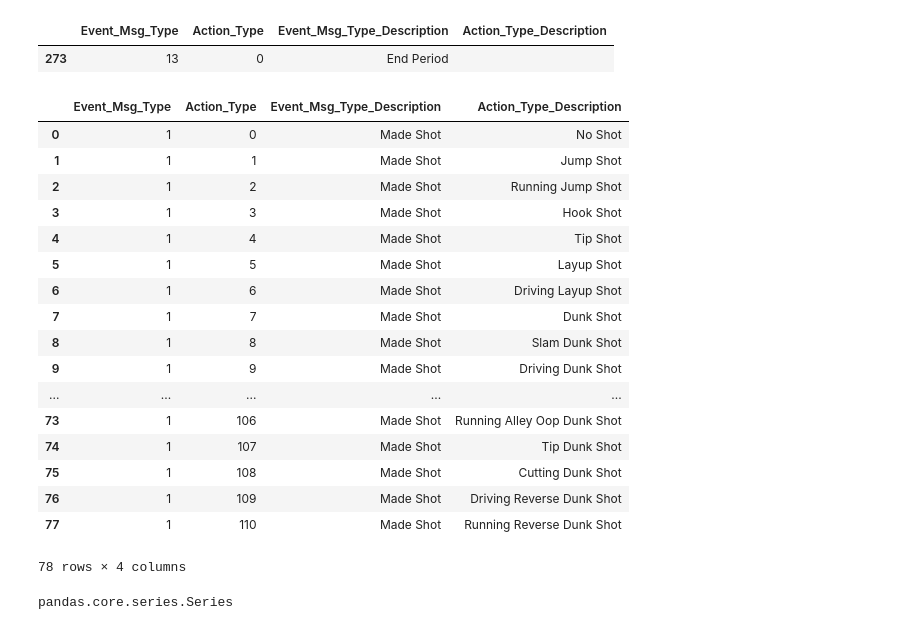
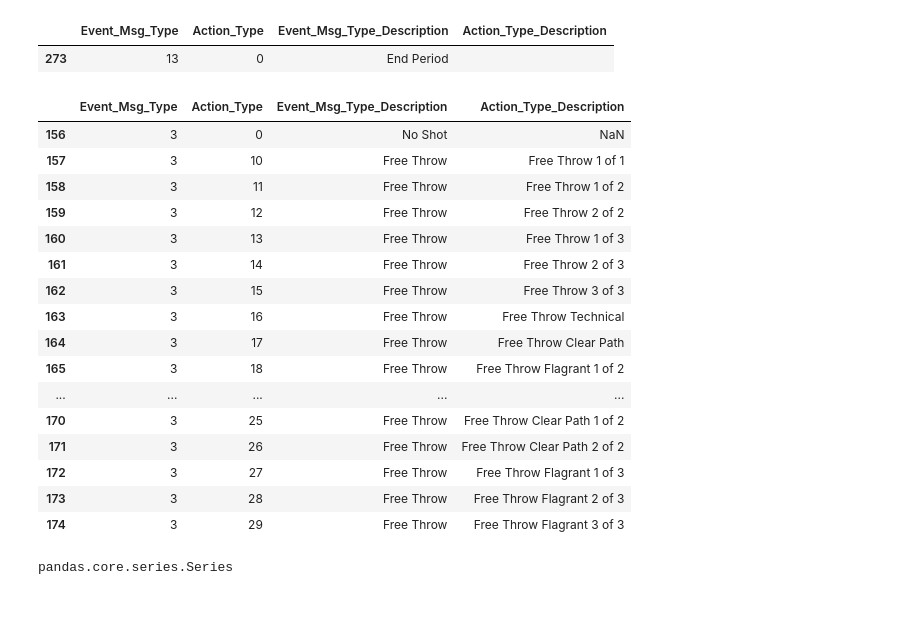
Before and after one commit to wpouse/NBA, a Jupyter notebook: Hackathon Prompt/NBAPlayerRatings.ipynb, the cells around one changed output. Saved outputs shown, nothing was run; the diff lists cells and outputs as text; code cells hidden in the pictures.

```diff
--- a/Hackathon Prompt/NBAPlayerRatings.ipynb
+++ b/Hackathon Prompt/NBAPlayerRatings.ipynb
@@ -136,26 +136,25 @@ eventCodes[eventCodes['Event_Msg_Type_Description']== 'End Period']
 |  | Event_Msg_Type | Action_Type | Event_Msg_Type_Description | Action_Type_Description |
 | 273 | 13 | 0 | End Period |  |
 # %%
-eventCodes[eventCodes['Event_Msg_Type']== 1]
+eventCodes[eventCodes['Event_Msg_Type']== 3]
 # %% [output]
 |  | Event_Msg_Type | Action_Type | Event_Msg_Type_Description | Action_Type_Description |
-| 0 | 1 | 0 | Made Shot | No Shot |
-| 1 | 1 | 1 | Made Shot | Jump Shot |
-| 2 | 1 | 2 | Made Shot | Running Jump Shot |
-| 3 | 1 | 3 | Made Shot | Hook Shot |
-| 4 | 1 | 4 | Made Shot | Tip Shot |
-| 5 | 1 | 5 | Made Shot | Layup Shot |
-| 6 | 1 | 6 | Made Shot | Driving Layup Shot |
-| 7 | 1 | 7 | Made Shot | Dunk Shot |
-| 8 | 1 | 8 | Made Shot | Slam Dunk Shot |
-| 9 | 1 | 9 | Made Shot | Driving Dunk Shot |
+| 156 | 3 | 0 | No Shot | NaN |
+| 157 | 3 | 10 | Free Throw | Free Throw 1 of 1 |
+| 158 | 3 | 11 | Free Throw | Free Throw 1 of 2 |
+| 159 | 3 | 12 | Free Throw | Free Throw 2 of 2 |
+| 160 | 3 | 13 | Free Throw | Free Throw 1 of 3 |
+| 161 | 3 | 14 | Free Throw | Free Throw 2 of 3 |
+| 162 | 3 | 15 | Free Throw | Free Throw 3 of 3 |
+| 163 | 3 | 16 | Free Throw | Free Throw Technical |
+| 164 | 3 | 17 | Free Throw | Free Throw Clear Path |
+| 165 | 3 | 18 | Free Throw | Free Throw Flagrant 1 of 2 |
 | ... | ... | ... | ... | ... |
-| 73 | 1 | 106 | Made Shot | Running Alley Oop Dunk Shot |
-| 74 | 1 | 107 | Made Shot | Tip Dunk Shot |
-| 75 | 1 | 108 | Made Shot | Cutting Dunk Shot |
-| 76 | 1 | 109 | Made Shot | Driving Reverse Dunk Shot |
-| 77 | 1 | 110 | Made Shot | Running Reverse Dunk Shot |
+| 170 | 3 | 25 | Free Throw | Free Throw Clear Path 1 of 2 |
+| 171 | 3 | 26 | Free Throw | Free Throw Clear Path 2 of 2 |
+| 172 | 3 | 27 | Free Throw | Free Throw Flagrant 1 of 3 |
+| 173 | 3 | 28 | Free Throw | Free Throw Flagrant 2 of 3 |
+| 174 | 3 | 29 | Free Throw | Free Throw Flagrant 3 of 3 |
-78 rows × 4 columns
 # %%
 type(b)
 # %% [output]
```
Also changed, not shown: parts of 8 cells of this notebook, 2 other files.
